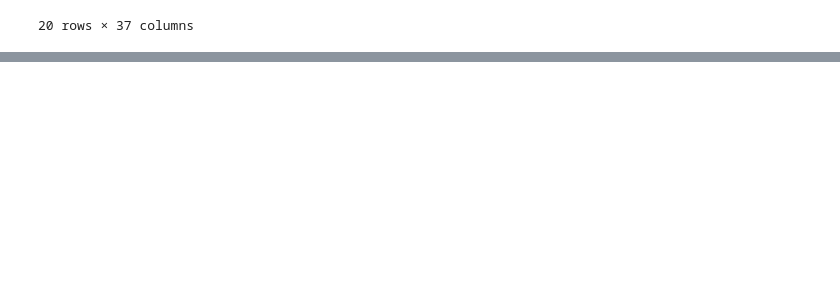
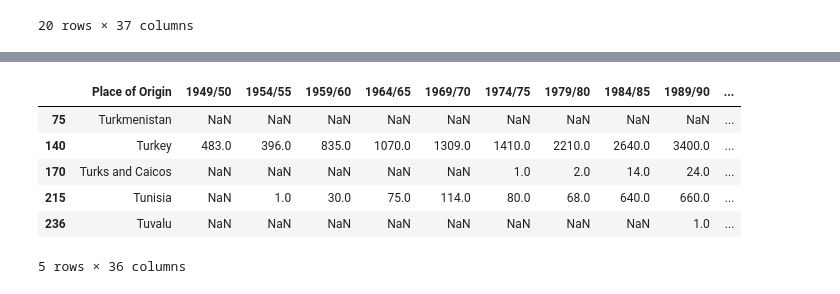
Before and after one commit to Tinashe-04/InternationalStudentsCensusData, a Jupyter notebook: InternationalStudentsCensusData.ipynb, the cells around one changed output, grey strips where cells are left out. Saved outputs shown, nothing was run; the diff lists cells and outputs as text; code cells hidden in the pictures; blank space fills up the shorter version.

```diff
--- a/InternationalStudentsCensusData.ipynb
+++ b/InternationalStudentsCensusData.ipynb
@@ -110,0 +179,10 @@ dtype: object
+# %%
+new_data[new_data['Place of Origin'].str.contains('Tu')]
+# %% [output]
+|  | Place of Origin | 1949/50 | 1954/55 | 1959/60 | 1964/65 | 1969/70 | 1974/75 | 1979/80 | 1984/85 | 1989/90 | ... |
+| 75 | Turkmenistan | NaN | NaN | NaN | NaN | NaN | NaN | NaN | NaN | NaN | ... |
+| 140 | Turkey | 483.0 | 396.0 | 835.0 | 1070.0 | 1309.0 | 1410.0 | 2210.0 | 2640.0 | 3400.0 | ... |
+| 170 | Turks and Caicos | NaN | NaN | NaN | NaN | NaN | 1.0 | 2.0 | 14.0 | 24.0 | ... |
+| 215 | Tunisia | NaN | 1.0 | 30.0 | 75.0 | 114.0 | 80.0 | 68.0 | 640.0 | 660.0 | ... |
+| 236 | Tuvalu | NaN | NaN | NaN | NaN | NaN | NaN | NaN | NaN | 1.0 | ... |
+5 rows × 36 columns
```
Also changed, not shown: parts of 19 cells of this notebook.
